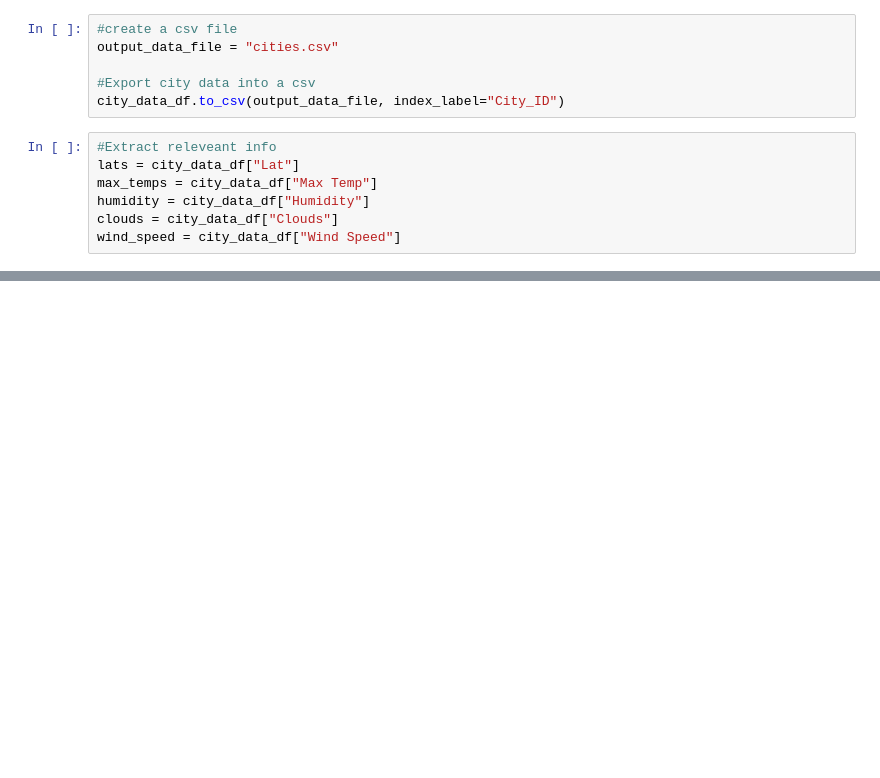
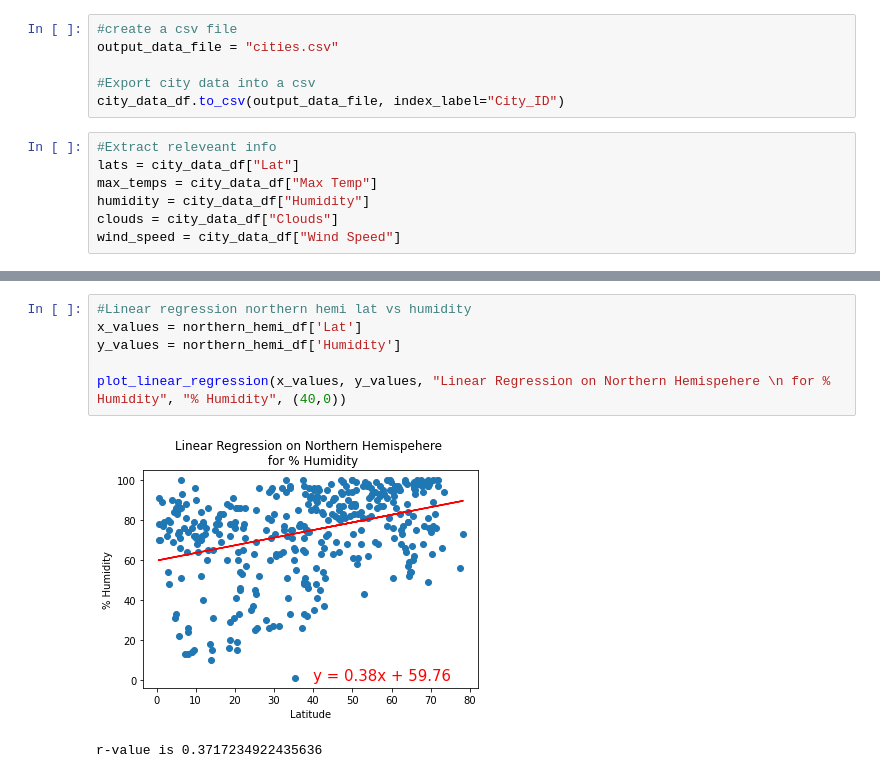
Before and after one commit to lucasbratland/World_Weather_Analysis, a Jupyter notebook: WeatherPy.ipynb, the cells around one changed output, grey strips where cells are left out. Cells and saved outputs as stored; diff of their text form; blank space fills up the shorter version.

```diff
--- a/WeatherPy.ipynb
+++ b/WeatherPy.ipynb
@@ -285,0 +339,9 @@ plt.show()
+# %%
+#Linear regression northern hemi lat vs humidity
+x_values = northern_hemi_df['Lat']
+y_values = northern_hemi_df['Humidity']
+
+plot_linear_regression(x_values, y_values, "Linear Regression on Northern Hemispehere \n for % Humidity", "% Humidity", (40,0))
+# %% [output]
+[figure, added]
+r-value is 0.3717234922435636
```
Also changed, not shown: parts of 17 cells of this notebook.
